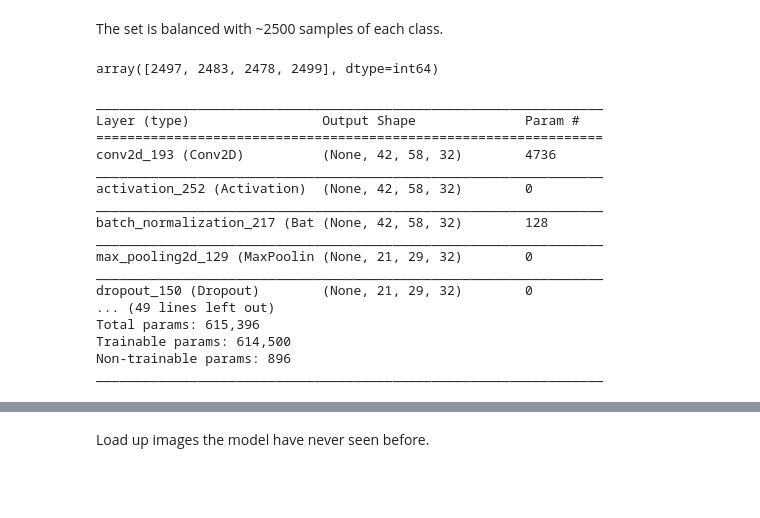
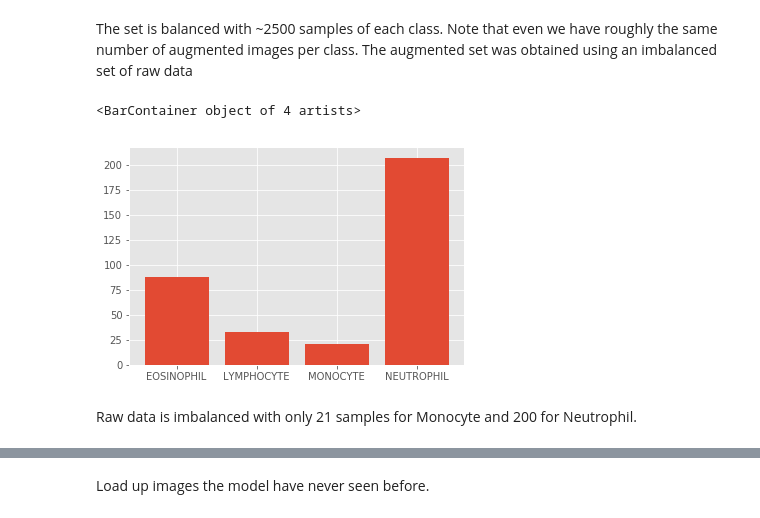
Before and after one commit to drpurtseladze/BloodCNN, a Jupyter notebook: blood_cell_classification_40DO.ipynb, the cells around one changed output, grey strips where cells are left out. Drawn from its saved outputs; the diff is of its cells as text; code cells hidden in the pictures; blank space fills up the shorter version.

```diff
--- a/blood_cell_classification_40DO.ipynb
+++ b/blood_cell_classification_40DO.ipynb
@@ -113,17 +113,24 @@ Total number of examples: 9957
-# %% [markdown]
-The set is balanced with ~2500 samples of each class.
+# %% [markdown]
+The set is balanced with ~2500 samples of each class. Note that even we have roughly the same number of augmented images per class. The augmented set was obtained using an imbalanced set of raw data
 # %%
 unique, counts = np.unique(labels_raw, return_counts=True)
 counts
+
+
+original=[88, 33, 21, 207]
+plt.bar(img_classes,original)
 # %% [output]
-array([2497, 2483, 2478, 2499], dtype=int64)
+<BarContainer object of 4 artists>
+[figure, added]
+# %% [markdown]
+Raw data is imbalanced with only 21 samples for Monocyte and 200 for Neutrophil.
 # %%
 LEARNING_RATE=0.03
 EPOCHS = 20
 bn_momentum=0.9
 
 drop_out=True
-dp_value=0.4
+dp_value=0.5
 
 model = Sequential()
 chanDim=-1
@@ -169,6 +176,7 @@ if drop_out:
     model.add(Dropout(0.2))
 
 #softmax classifier
+
 model.add(Dense(len(img_classes)))
 model.add(Activation("softmax"))
 
@@ -178,24 +186,6 @@ opt=Adam(lr=LEARNING_RATE, beta_1=0.90, beta_2=0.999, epsilon=1e-8, decay=0.0, a
 model.compile(loss="categorical_crossentropy", optimizer=opt,metrics=["accuracy"])
 model.build()
 model.summary()
-# %% [output]
-_________________________________________________________________
-Layer (type)                 Output Shape              Param #
-=================================================================
-conv2d_193 (Conv2D)          (None, 42, 58, 32)        4736
-_________________________________________________________________
-activation_252 (Activation)  (None, 42, 58, 32)        0
-_________________________________________________________________
-batch_normalization_217 (Bat (None, 42, 58, 32)        128
-_________________________________________________________________
-max_pooling2d_129 (MaxPoolin (None, 21, 29, 32)        0
-_________________________________________________________________
-dropout_150 (Dropout)        (None, 21, 29, 32)        0
-... (49 lines left out)
-Total params: 615,396
-Trainable params: 614,500
-Non-trainable params: 896
-_________________________________________________________________
 # %%
 filepath='bloodcnn40.h5'
 model.save(filepath)
```
Also changed, not shown: parts of 16 cells of this notebook.
